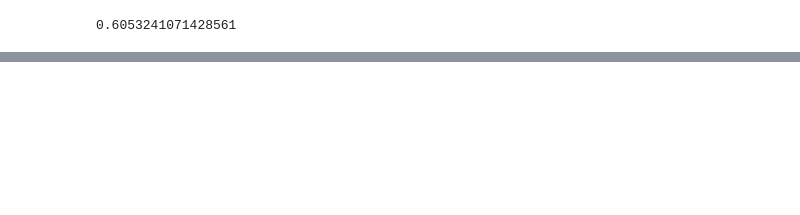
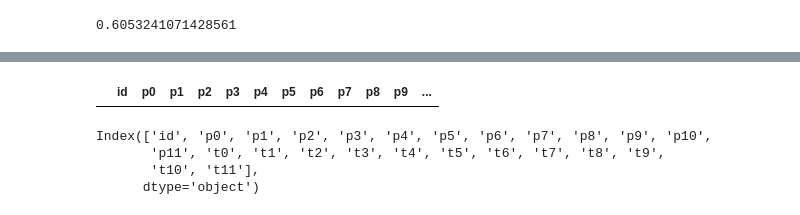
Before and after one commit to tincho-mehaudy/DMCyT, a Jupyter notebook: TP1_Consigna1.ipynb, the cells around one changed output, grey strips where cells are left out. Saved outputs shown, nothing was run; the diff lists cells and outputs as text; code cells hidden in the pictures; blank space fills up the shorter version.

```diff
--- a/TP1_Consigna1.ipynb
+++ b/TP1_Consigna1.ipynb
@@ -348,0 +402,17 @@ a[0].mean()
+# %%
+lista_col=[]
+lista_col.append('id')
+lista_col.extend(list('p' + str(i) for i in range(12) ))
+lista_col.extend(list('t' + str(i) for i in range(12) ))
+
+df_aux= pd.DataFrame(columns=lista_col)
+df_aux
+# %% [output]
+|  | id | p0 | p1 | p2 | p3 | p4 | p5 | p6 | p7 | p8 | p9 | ... |
+# %%
+df_aux.columns
+# %% [output]
+Index(['id', 'p0', 'p1', 'p2', 'p3', 'p4', 'p5', 'p6', 'p7', 'p8', 'p9', 'p10',
+       'p11', 't0', 't1', 't2', 't3', 't4', 't5', 't6', 't7', 't8', 't9',
+       't10', 't11'],
+      dtype='object')
```
Also changed, not shown: parts of 11 cells of this notebook.
